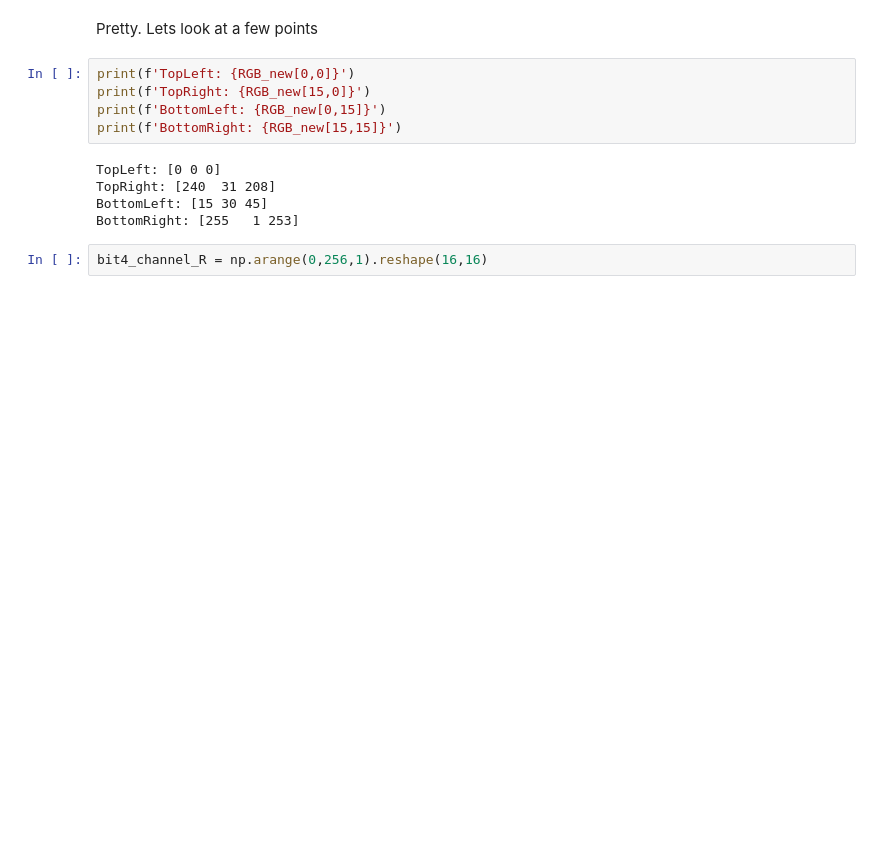
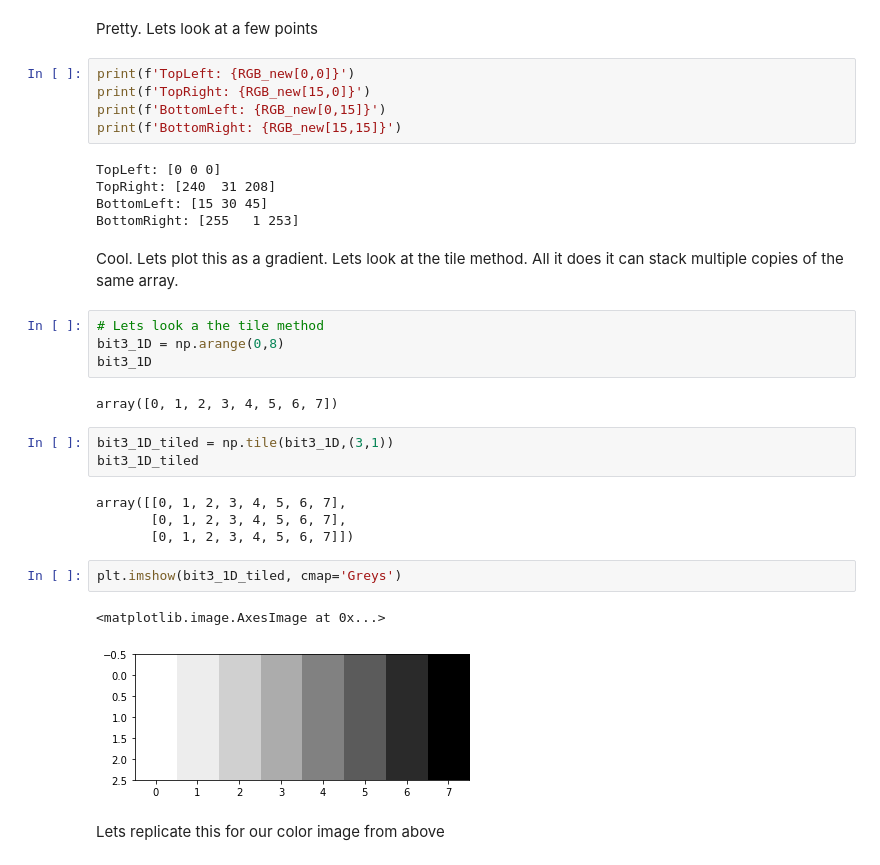
Before and after one commit to ssaeed85/dsc-RGB-Imshow, a Jupyter notebook: RGB Understanding.ipynb, the cells around one changed output. Drawn from its saved outputs; the diff is of its cells as text; blank space fills up the shorter version.

Commit message:
Updated with prettier last gradient

```diff
--- a/RGB Understanding.ipynb
+++ b/RGB Understanding.ipynb
@@ -304,5 +327,25 @@ TopLeft: [0 0 0]
 TopRight: [240  31 208]
 BottomLeft: [15 30 45]
 BottomRight: [255   1 253]
-# %%
-bit4_channel_R = np.arange(0,256,1).reshape(16,16)
+# %% [markdown]
+Cool. Lets plot this as a gradient. Lets look at the tile method. All it does it can stack multiple copies of the same array.
+# %%
+# Lets look a the tile method
+bit3_1D = np.arange(0,8)
+bit3_1D
+# %% [output]
+array([0, 1, 2, 3, 4, 5, 6, 7])
+# %%
+bit3_1D_tiled = np.tile(bit3_1D,(3,1))
+bit3_1D_tiled
+# %% [output]
+array([[0, 1, 2, 3, 4, 5, 6, 7],
+       [0, 1, 2, 3, 4, 5, 6, 7],
+       [0, 1, 2, 3, 4, 5, 6, 7]])
+# %%
+plt.imshow(bit3_1D_tiled, cmap='Greys')
+# %% [output]
+<matplotlib.image.AxesImage at 0x...>
+[figure, added]
+# %% [markdown]
+Lets replicate this for our color image from above
```
Also changed, not shown: parts of 22 cells of this notebook.
